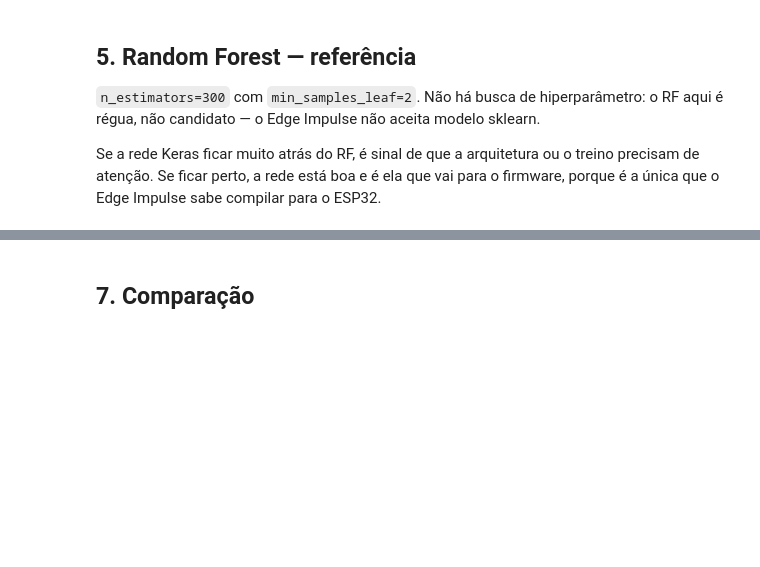
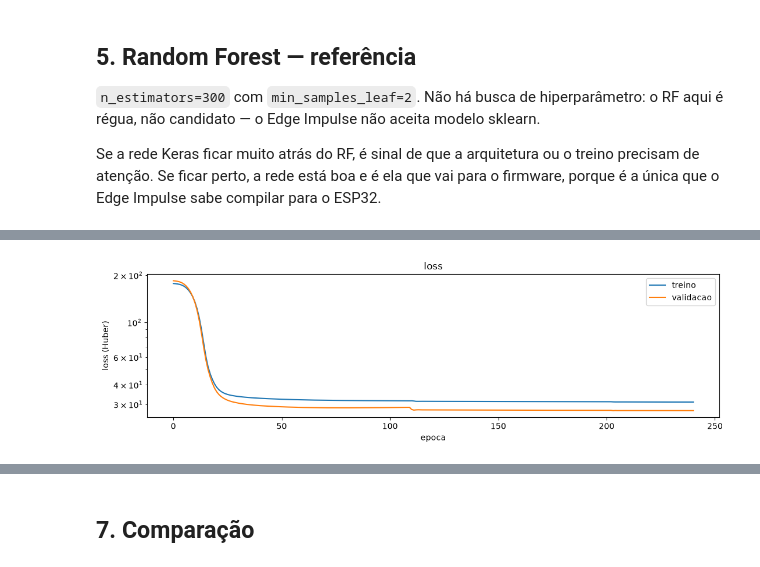
Before and after one commit to commonProgrammerr/knob-senses, a Jupyter notebook: utils/treino_regressao.ipynb, the cells around one changed output, grey strips where cells are left out. Cells and saved outputs as stored; diff of their text form; code cells hidden in the pictures; blank space fills up the shorter version.

```diff
--- a/utils/treino_regressao.ipynb
+++ b/utils/treino_regressao.ipynb
@@ -331,23 +191,17 @@ modelo.summary()
 # %%
 chamadas = [
-    keras.callbacks.EarlyStopping(
-        monitor="val_loss", patience=25, restore_best_weights=True, verbose=1
-    ),
-    keras.callbacks.ReduceLROnPlateau(
-        monitor="val_loss", factor=0.5, patience=8, min_lr=1e-5, verbose=1
-    ),
+    keras.callbacks.EarlyStopping(monitor="val_mae", patience=PACIENCIA,
+                                  restore_best_weights=True, verbose=1),
+    keras.callbacks.ReduceLROnPlateau(monitor="val_mae", factor=0.5, patience=8,
+                                      min_lr=1e-5, verbose=1),
 ]
 
 t0 = time.perf_counter()
 historico = modelo.fit(
-    X_tre,
-    y_tre,
+    X_tre, y_tre,
     validation_data=(X_val, y_val),
-    epochs=200,
-    batch_size=512,
-    callbacks=chamadas,
-    verbose=0,
+    epochs=EPOCHS, batch_size=BATCH, callbacks=chamadas, verbose=0,
 )
 print(f"treino da rede: {time.perf_counter() - t0:.1f} s")
 print(f"parou na epoca {len(historico.history['loss'])} "
-      f"(melhor val_loss {min(historico.history['val_loss']):.5f})")
+      f"(melhor val_mae {min(historico.history['val_mae']):.5f})")
@@ -354,23 +222,25 @@ print(f"parou na epoca {len(historico.history['loss'])} "
 # %%
-fig, (eixo_loss, eixo_mae) = plt.subplots(1, 2, figsize=(11, 3.4))
+fig, (eixo_loss) = plt.subplots(1, 1, figsize=(11, 3.4))
 
 eixo_loss.plot(historico.history["loss"], label="treino")
 eixo_loss.plot(historico.history["val_loss"], label="validacao")
 eixo_loss.set_xlabel("epoca")
-eixo_loss.set_ylabel("MSE (kW2)")
+eixo_loss.set_ylabel("loss (Huber)")
 eixo_loss.set_title("loss")
 eixo_loss.set_yscale("log")
 eixo_loss.legend()
 
-eixo_mae.plot(historico.history["mae"], label="treino")
-eixo_mae.plot(historico.history["val_mae"], label="validacao")
-eixo_mae.set_xlabel("epoca")
-eixo_mae.set_ylabel("MAE (kW)")
-eixo_mae.set_title("erro absoluto medio")
-eixo_mae.legend()
+# eixo_mae.plot(historico.history["mae"], label="treino")
+# eixo_mae.plot(historico.history["val_mae"], label="validacao")
+# eixo_mae.set_xlabel("epoca")
+# eixo_mae.set_ylabel("MAE (kW)")
+# eixo_mae.set_title("erro absoluto medio")
+# eixo_mae.legend()
 
 plt.tight_layout()
 plt.show()
+# %% [output]
+[figure, added]
 # %%
 pred_keras = modelo.predict(X_tes, batch_size=512, verbose=0).ravel()
 resultados.append(avalia("keras (MLP)", y_tes, pred_keras))
```
Also changed, not shown: parts of 26 cells of this notebook, 2 other files.
